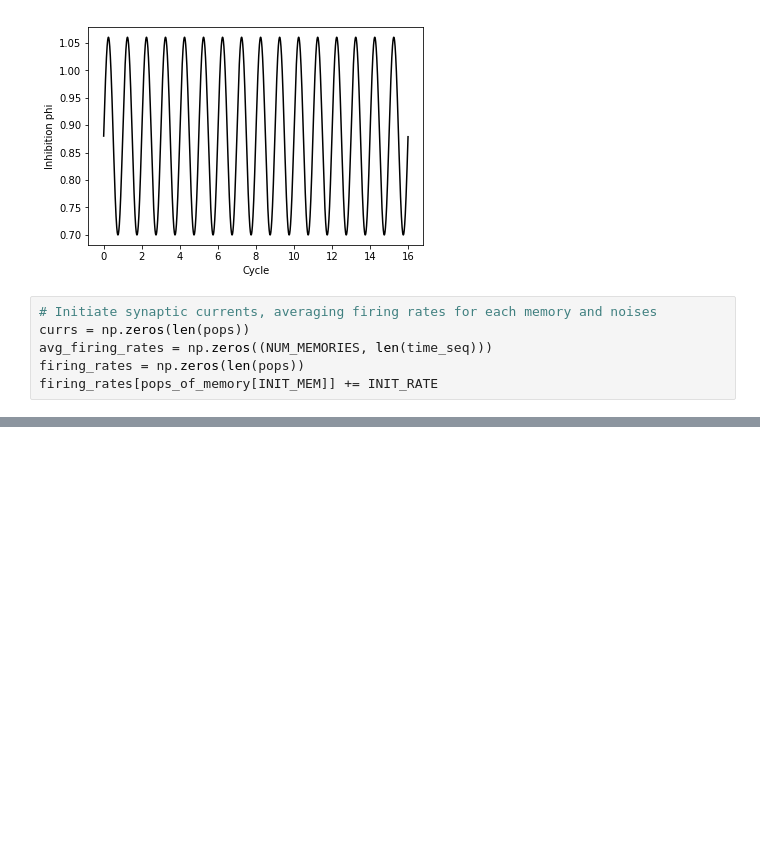
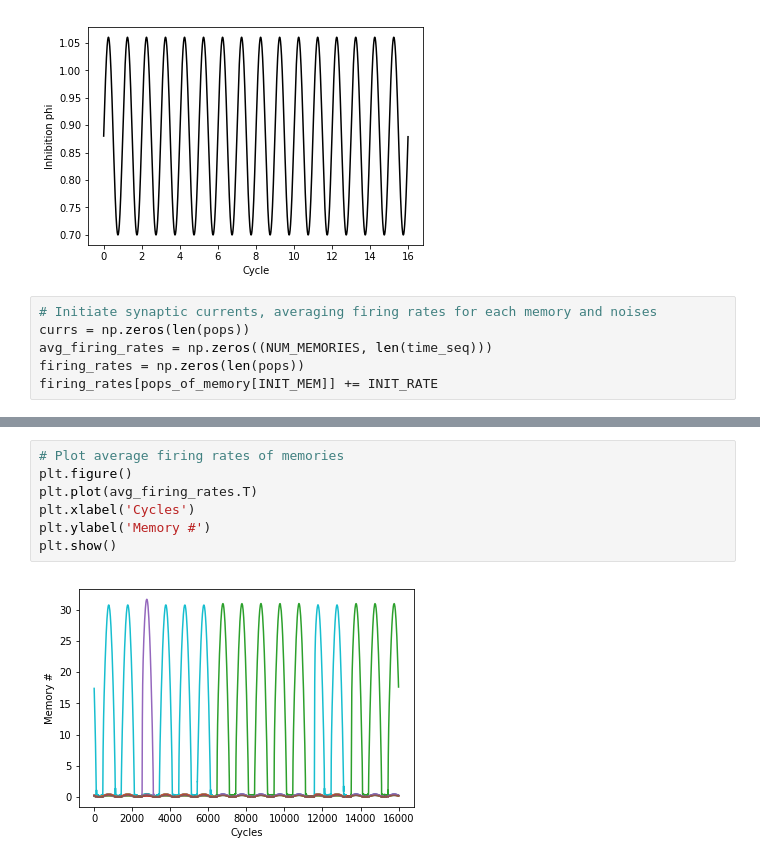
Before and after one commit to sjonany/replication_recanatesi_2015, a Jupyter notebook: main.ipynb, the cells around one changed output, grey strips where cells are left out. Saved outputs shown, nothing was run; the diff lists cells and outputs as text; blank space fills up the shorter version.

```diff
--- a/main.ipynb
+++ b/main.ipynb
@@ -118,0 +124,9 @@ plt.colorbar()
+# %%
+# Plot average firing rates of memories
+plt.figure()
+plt.plot(avg_firing_rates.T)
+plt.xlabel('Cycles')
+plt.ylabel('Memory #')
+plt.show()
+# %% [output]
+[figure, added]
```
Also changed, not shown: parts of 7 cells of this notebook, 1 other file.
